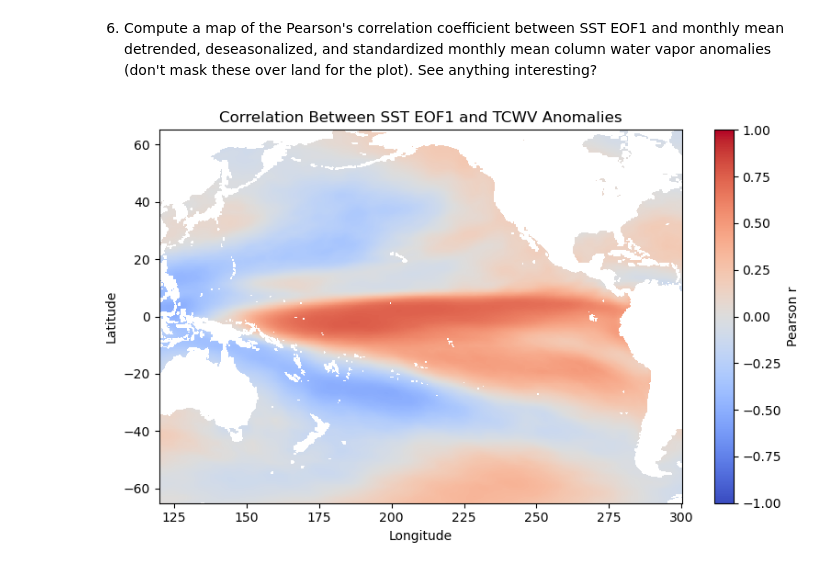
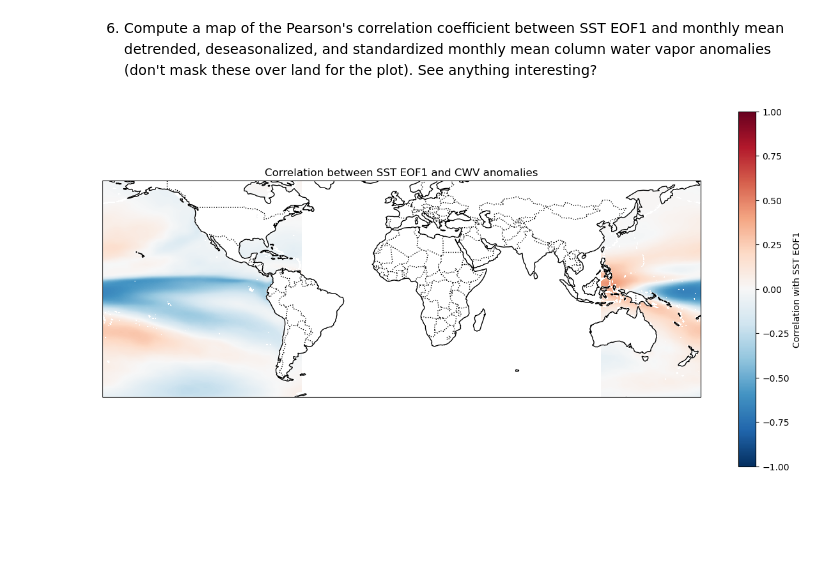
Before and after one commit to Key-Roberson/ATMS-523-Module-4, a Jupyter notebook: module_4_assignment.ipynb, the cells around one changed output. Saved outputs shown, nothing was run; the diff lists cells and outputs as text; code cells hidden in the pictures; blank space fills up the shorter version.

Commit message:
recommit of corrected assignment 4 notebook

```diff
--- a/module_4_assignment.ipynb
+++ b/module_4_assignment.ipynb
@@ -276,40 +290,52 @@ plt.show()
 # %% [markdown]
 6) Compute a map of the Pearson's correlation coefficient between SST EOF1 and monthly mean detrended, deseasonalized, and standardized monthly mean column water vapor anomalies (don't mask these over land for the plot).  See anything interesting?
 # %%
-# 📦 Step 1: Import libraries
+# 🌊📡 Correlation between SST EOF1 and CWV anomalies (tcwv)
+
+import numpy as np
 import xarray as xr
-import numpy as np
 import matplotlib.pyplot as plt
-from sklearn.decomposition import TruncatedSVD
+import cartopy.crs as ccrs, cartopy.feature as cfeature
 
-# 📂 Step 2: Load SST and TCWV anomaly datasets
-sst = xr.open_dataarray("sst_anomaly_deseasonalized.nc")  # shape: (time, lat, lon)
-tcwv = xr.open_dataarray("tcwv_zscore_detrended.nc")      # shape: (time, lat, lon)
+# 1️⃣ Assign CWV anomaly variable
+cwv_anom = tcwv  # (time, latitude, longitude)
 
-# 🧼 Step 3: Stack SST spatial dimensions and drop invalid points
-sst_2d = sst.stack(space=("latitude", "longitude"))
-valid_space = ~sst_2d.isnull().any(dim="time")
-sst_valid = sst_2d[:, valid_space]
+# 2️⃣ Flatten CWV to (time, space)
+cwv2d = cwv_anom.stack(space=("latitude", "longitude"))
 
-# 📉 Step 4: Center SST data and extract EOF1
-sst_centered = sst_valid - sst_valid.mean(dim="time")
-svd = TruncatedSVD(n_components=1)
-pcs = svd.fit_transform(sst_centered.fillna(0))  # EOF1 time series
+# 3️⃣ Drop grid points with NaNs across time
+cwv2d_clean = cwv2d.dropna("space", how="any")
 
-# 🔍 Step 5: Create EOF1 as xarray DataArray
-eof1_ts = xr.DataArray(pcs[:, 0], dims=["time"], coords={"time": sst.time})
+# 4️⃣ Convert to NumPy arrays
+X = pc1.values                     # shape: (time,)
+Y = cwv2d_clean.values.T          # shape: (space, time)
 
-# 📊 Step 6: Compute correlation between EOF1 and TCWV at each grid point
-corr_map = xr.corr(tcwv, eof1_ts, dim="time")
+# 5️⃣ Compute correlation at each grid point
+Xc = X - X.mean()
+Yc = Y - Y.mean(axis=1, keepdims=True)
 
-# 🗺️ Step 7: Plot correlation map
-plt.figure(figsize=(8, 5))
-im = plt.pcolormesh(tcwv.longitude, tcwv.latitude, corr_map, shading="auto", cmap="coolwarm", vmin=-1, vmax=1)
-plt.title("Correlation Between SST EOF1 and TCWV Anomalies")
-plt.xlabel("Longitude")
-plt.ylabel("Latitude")
-plt.colorbar(im, label="Pearson r")
+numerator   = np.dot(Yc, Xc)
+denominator = np.sqrt(np.sum(Yc**2, axis=1) * np.sum(Xc**2))
+r = numerator / denominator       # shape: (space,)
+
+# 6️⃣ Wrap back to xarray and unstack to (lat, lon)
+corr2d = xr.DataArray(
+    r,
+    dims=("space",),
+    coords={"space": cwv2d_clean.space}
+)
+corr_map = corr2d.unstack("space")
+
+# 7️⃣ Plot correlation map
+plt.figure(figsize=(12, 6))
+ax = plt.subplot(1, 1, 1, projection=ccrs.PlateCarree())
+corr_map.plot(ax=ax, transform=ccrs.PlateCarree(),
+              cmap="RdBu_r", vmin=-1, vmax=1,
+              cbar_kwargs={"label": "Correlation with SST EOF1"})
+ax.coastlines()
+ax.add_feature(cfeature.BORDERS, linestyle=":")
+ax.set_title("Correlation between SST EOF1 and CWV anomalies")
 plt.tight_layout()
 plt.show()
 # %% [output]
-[figure, old version]
+[figure, new version]
```
Also changed, not shown: parts of 10 cells of this notebook.
